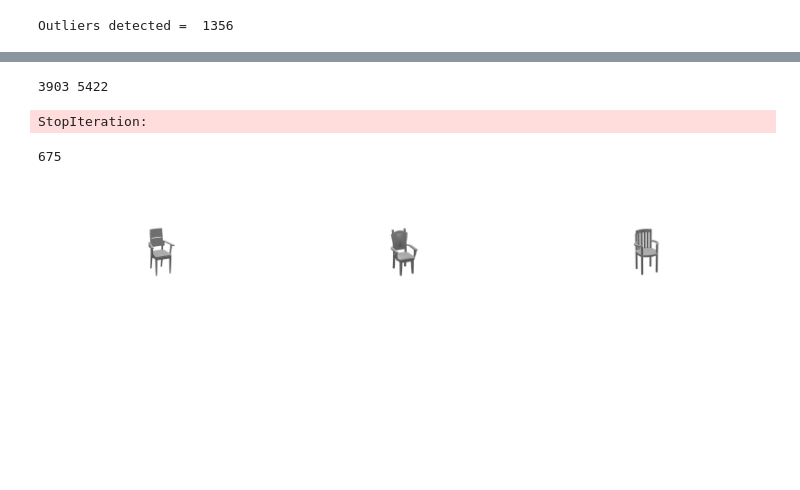
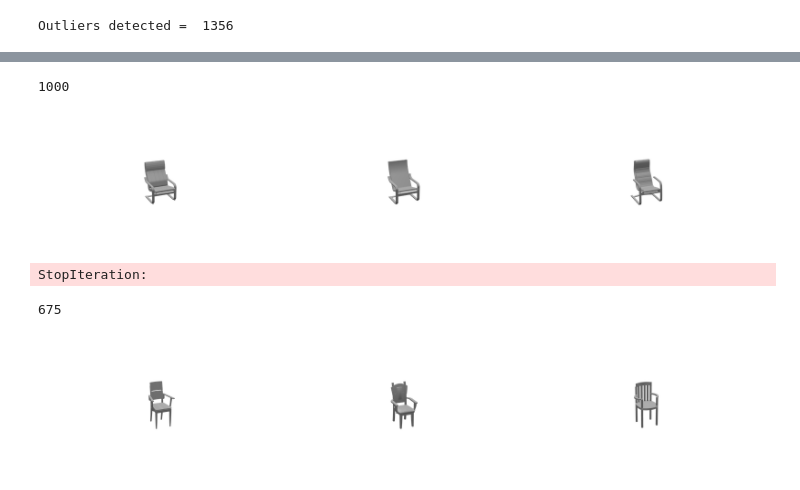
Before and after one commit to optas/tf_lab, a Jupyter notebook: notebooks/panos/language_and_3D/generate_contrasting_neighborhoods.ipynb, the cells around one changed output, grey strips where cells are left out. Drawn from its saved outputs; the diff is of its cells as text; code cells hidden in the pictures; blank space fills up the shorter version.

```diff
--- a/notebooks/panos/language_and_3D/generate_contrasting_neighborhoods.ipynb
+++ b/notebooks/panos/language_and_3D/generate_contrasting_neighborhoods.ipynb
@@ -128,6 +172,4 @@ too_far_thres = np.percentile(pdists_, 50)
 # %%
-exclude_list = outliers
-
 def close_triplets_gen(all_pdists, exclude_list, min_dist, vis=False):
     exclude_list = np.unique(exclude_list)
     n = all_pdists.shape[0]
@@ -172,6 +214,3 @@ def far_triplets_gen(all_pdists, exclude_list, max_dist):
         image_files.append(osp.join(top_image_dir, model_ids[aso[-2]], image_view_tag))
         image_files.append(osp.join(top_image_dir, model_ids[aso[-1]], image_view_tag))
         yield stack_images_horizontally(image_files)
-
-exclude_list = outliers
-far_tr_gen = far_triplets_gen(all_pdists, exclude_list, too_far_thres)
@@ -178,3 +219,11 @@ far_tr_gen = far_triplets_gen(all_pdists, exclude_list, too_far_thres)
+# %%
+n = len(latent_codes)
+targets = np.setdiff1d(np.arange(n), exclude_list)
+index, _ = find_nearest_neighbors(latent_codes[targets], k=2)
+index = targets[index]
+# %%
+exclude_list = np.setdiff1d(np.arange(n), np.unique(index.flatten()))
 # %%
-close_tr_gen = close_triplets_gen(all_pdists, exclude_list, too_close_threr)
-close_triplets = [tr for tr in close_tr_gen]
+# far_tr_gen = far_triplets_gen(all_pdists, exclude_list, too_far_thres)
+close_tr_gen = close_triplets_gen(all_pdists, exclude_list, too_close_threr, vis=True)
+# all_close_tr = [t for t in close_tr_gen]
@@ -208,8 +230,12 @@ a = targets[a]
-# %%
-print len(np.unique(a)), len(targets)
-not_seen = np.setdiff1d(targets, a)
-# %% [output]
-3903 5422
+# %%
+len(all_close_tr)
+# %% [output]
+1000
+# %%
+_ , im = close_tr_gen.next()
+im
+# %% [output]
+[figure, added]
 # %%
 from collections import Counter
 c = Counter(np.hstack(np.vstack(a)).tolist())
```
Also changed, not shown: parts of 18 cells of this notebook.
